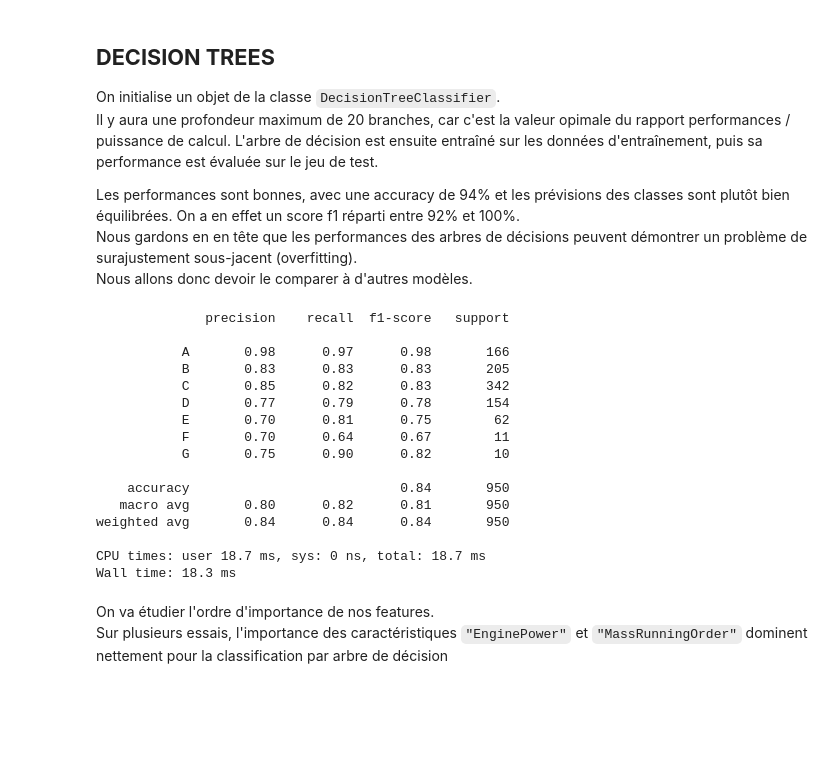
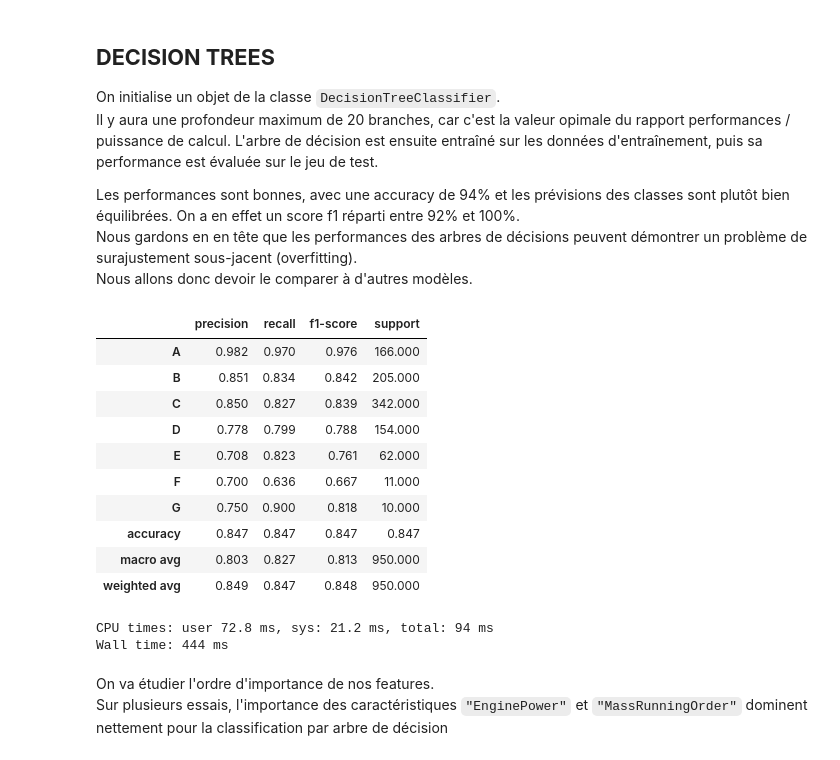
Before and after one commit to MatthieuLeNozach/car-co2-prediction_pre-release, a Jupyter notebook: notebooks/classification_v200.ipynb, the cells around one changed output. Saved outputs shown, nothing was run; the diff lists cells and outputs as text; code cells hidden in the pictures; blank space fills up the shorter version.

```diff
--- a/notebooks/classification_v200.ipynb
+++ b/notebooks/classification_v200.ipynb
@@ -152,26 +124,24 @@ Nous allons donc devoir le comparer à d'autres modèles.
 # %%
 %%time
 dtc = DecisionTreeClassifier(criterion='gini', max_depth=20)
 dtc.fit(X_train, y_train)
 dtc_pred = dtc.predict(X_test)
-print(classification_report(y_test, dtc_pred))
+co2.viz.plot_confusion_matrix(y_test, dtc_pred, classes=dtc.classes_)
+co2.styles.display_classification_report(y_test, dtc_pred)
 # %% [output]
+|  | precision | recall | f1-score | support |
+| A | 0.982 | 0.970 | 0.976 | 166.000 |
+| B | 0.851 | 0.834 | 0.842 | 205.000 |
+| C | 0.850 | 0.827 | 0.839 | 342.000 |
+| D | 0.778 | 0.799 | 0.788 | 154.000 |
+| E | 0.708 | 0.823 | 0.761 | 62.000 |
+| F | 0.700 | 0.636 | 0.667 | 11.000 |
+| G | 0.750 | 0.900 | 0.818 | 10.000 |
+| accuracy | 0.847 | 0.847 | 0.847 | 0.847 |
+| macro avg | 0.803 | 0.827 | 0.813 | 950.000 |
+| weighted avg | 0.849 | 0.847 | 0.848 | 950.000 |
-              precision    recall  f1-score   support
-
-           A       0.98      0.97      0.98       166
-           B       0.83      0.83      0.83       205
-           C       0.85      0.82      0.83       342
-           D       0.77      0.79      0.78       154
-           E       0.70      0.81      0.75        62
-           F       0.70      0.64      0.67        11
-           G       0.75      0.90      0.82        10
-
-    accuracy                           0.84       950
-   macro avg       0.80      0.82      0.81       950
-weighted avg       0.84      0.84      0.84       950
-
-CPU times: user 18.7 ms, sys: 0 ns, total: 18.7 ms
-Wall time: 18.3 ms
+CPU times: user 72.8 ms, sys: 21.2 ms, total: 94 ms
+Wall time: 444 ms
 # %% [markdown]
 On va étudier l'ordre d'importance de nos features.
 Sur plusieurs essais, l'importance des caractéristiques `"EnginePower"` et `"MassRunningOrder"` dominent nettement pour la classification par arbre de décision
```
Also changed, not shown: parts of 18 cells of this notebook, 54 other files.
